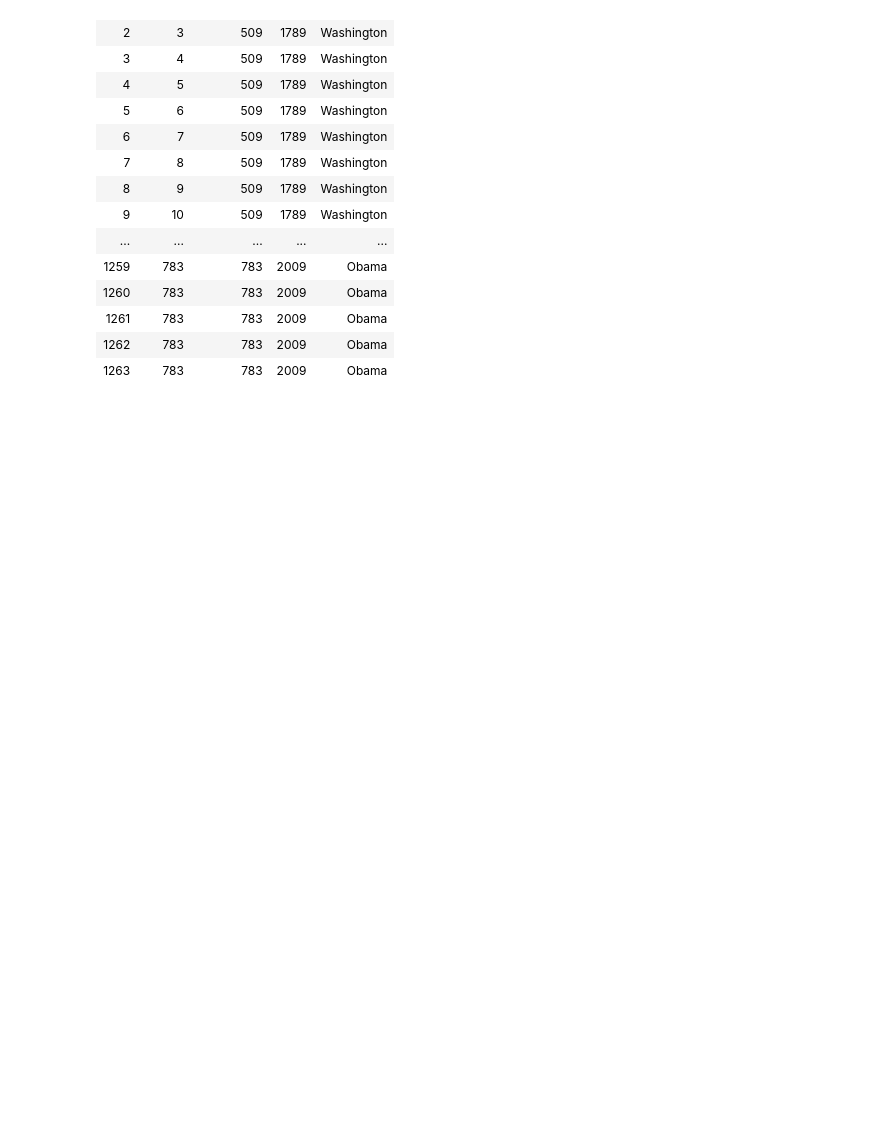
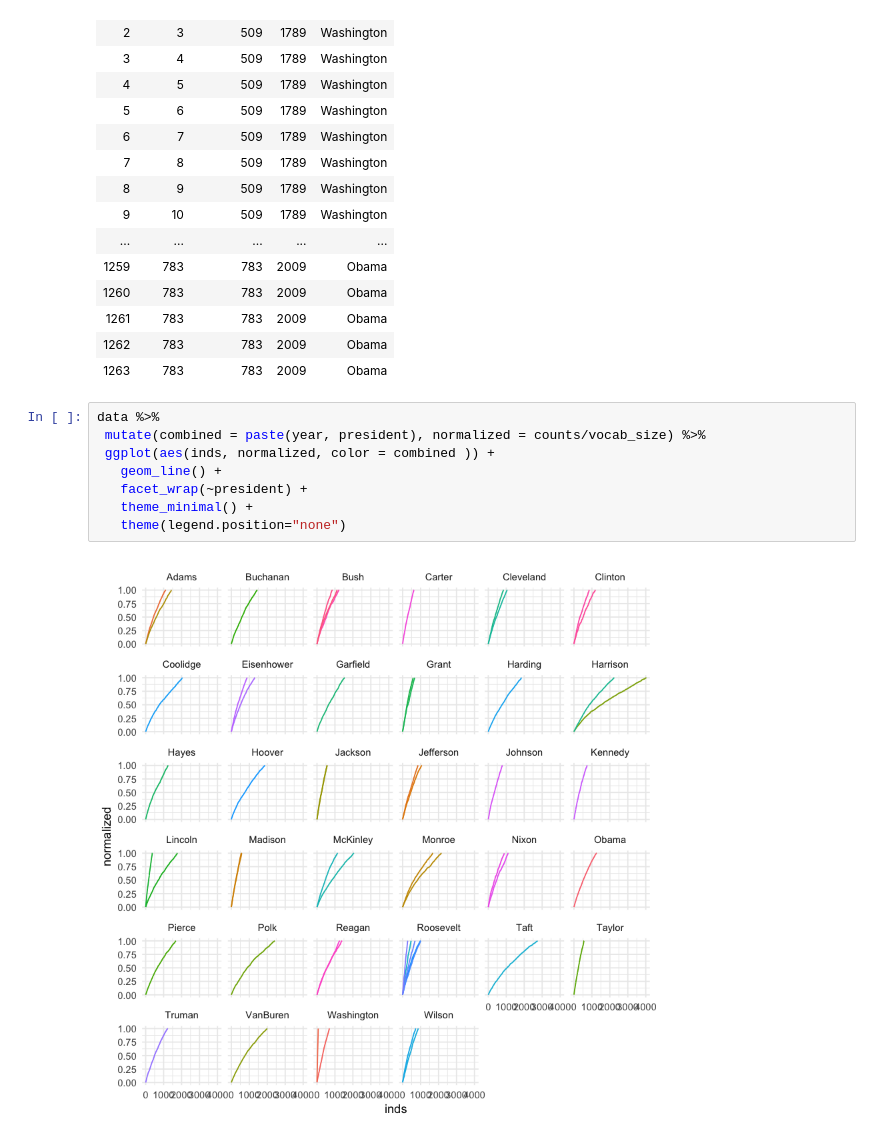
Before and after one commit to jcbain/fun_side_projects, a Jupyter notebook: diverse_words/notebooks/collector_curve.ipynb, the cells around one changed output. Drawn from its saved outputs; the diff is of its cells as text; blank space fills up the shorter version.

Commit message:
plot collector's curve

```diff
--- a/diverse_words/notebooks/collector_curve.ipynb
+++ b/diverse_words/notebooks/collector_curve.ipynb
@@ -48,3 +49,13 @@ data
 | 1261 | 783 | 783 | 2009 | Obama |
 | 1262 | 783 | 783 | 2009 | Obama |
 | 1263 | 783 | 783 | 2009 | Obama |
+# %%
+data %>%
+ mutate(combined = paste(year, president), normalized = counts/vocab_size) %>%
+ ggplot(aes(inds, normalized, color = combined )) +
+   geom_line() +
+   facet_wrap(~president) +
+   theme_minimal() +
+   theme(legend.position="none")
+# %% [output]
+[figure, added]
```
Also changed, not shown: parts of 1 cell of this notebook.
